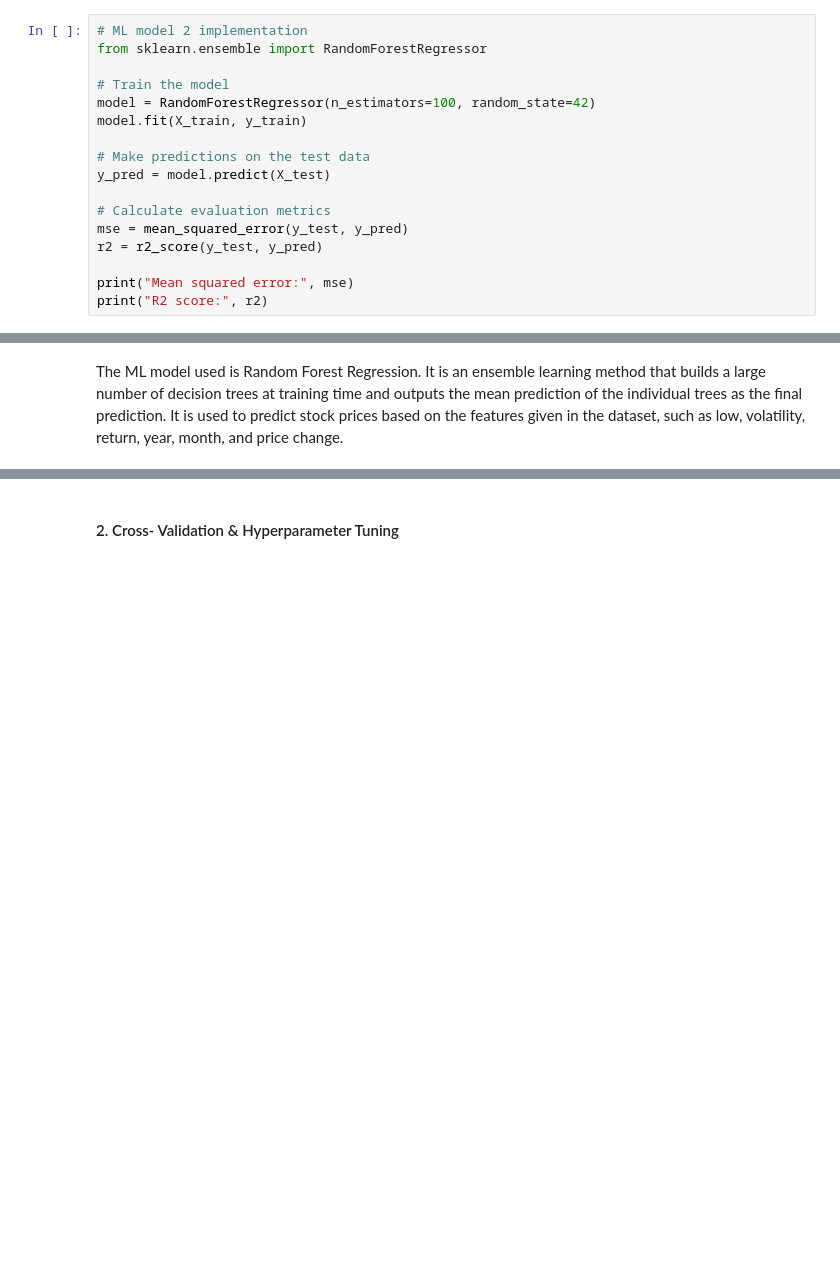
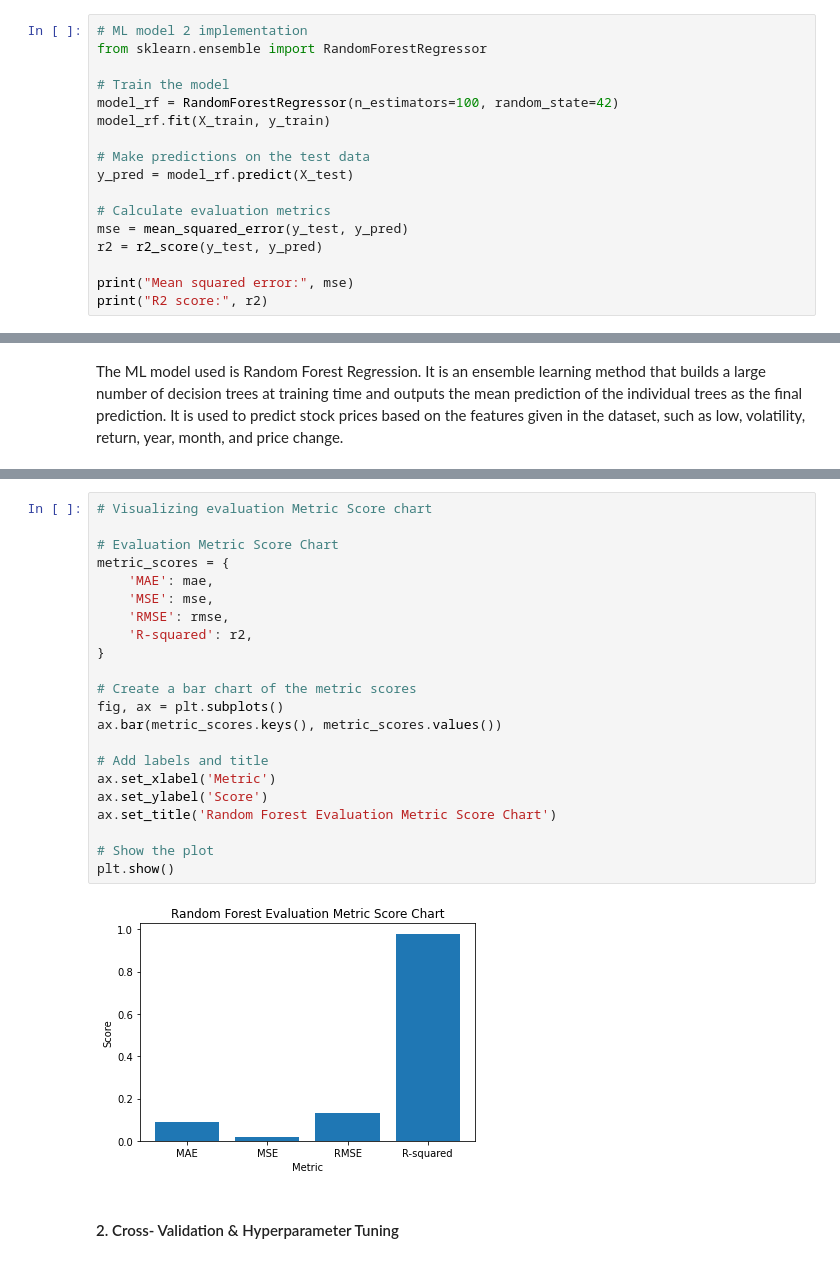
Before and after one commit to Saurabhshrma/YesBank-Stock-Closing-Price-Predicton, a Jupyter notebook: YesBank_regression.ipynb, the cells around one changed output, grey strips where cells are left out. Saved outputs shown, nothing was run; the diff lists cells and outputs as text; blank space fills up the shorter version.

```diff
--- a/YesBank_regression.ipynb
+++ b/YesBank_regression.ipynb
@@ -948,11 +960,11 @@ We can see a little changes , as the model is already overfitted in the given da
 from sklearn.ensemble import RandomForestRegressor
 
 # Train the model
-model = RandomForestRegressor(n_estimators=100, random_state=42)
-model.fit(X_train, y_train)
+model_rf = RandomForestRegressor(n_estimators=100, random_state=42)
+model_rf.fit(X_train, y_train)
 
 # Make predictions on the test data
-y_pred = model.predict(X_test)
+y_pred = model_rf.predict(X_test)
 
 # Calculate evaluation metrics
 mse = mean_squared_error(y_test, y_pred)
@@ -987,3 +999,27 @@ R-squared Score: 0.9794087631851996
+# %%
+# Visualizing evaluation Metric Score chart
+
+# Evaluation Metric Score Chart
+metric_scores = {
+    'MAE': mae,
+    'MSE': mse,
+    'RMSE': rmse,
+    'R-squared': r2,
+}
+
+# Create a bar chart of the metric scores
+fig, ax = plt.subplots()
+ax.bar(metric_scores.keys(), metric_scores.values())
+
+# Add labels and title
+ax.set_xlabel('Metric')
+ax.set_ylabel('Score')
+ax.set_title('Random Forest Evaluation Metric Score Chart')
+
+# Show the plot
+plt.show()
+# %% [output]
+[figure, added]
 # %% [markdown]
 #### 2. Cross- Validation & Hyperparameter Tuning
 # %%
```
Also changed, not shown: parts of 24 cells of this notebook.
